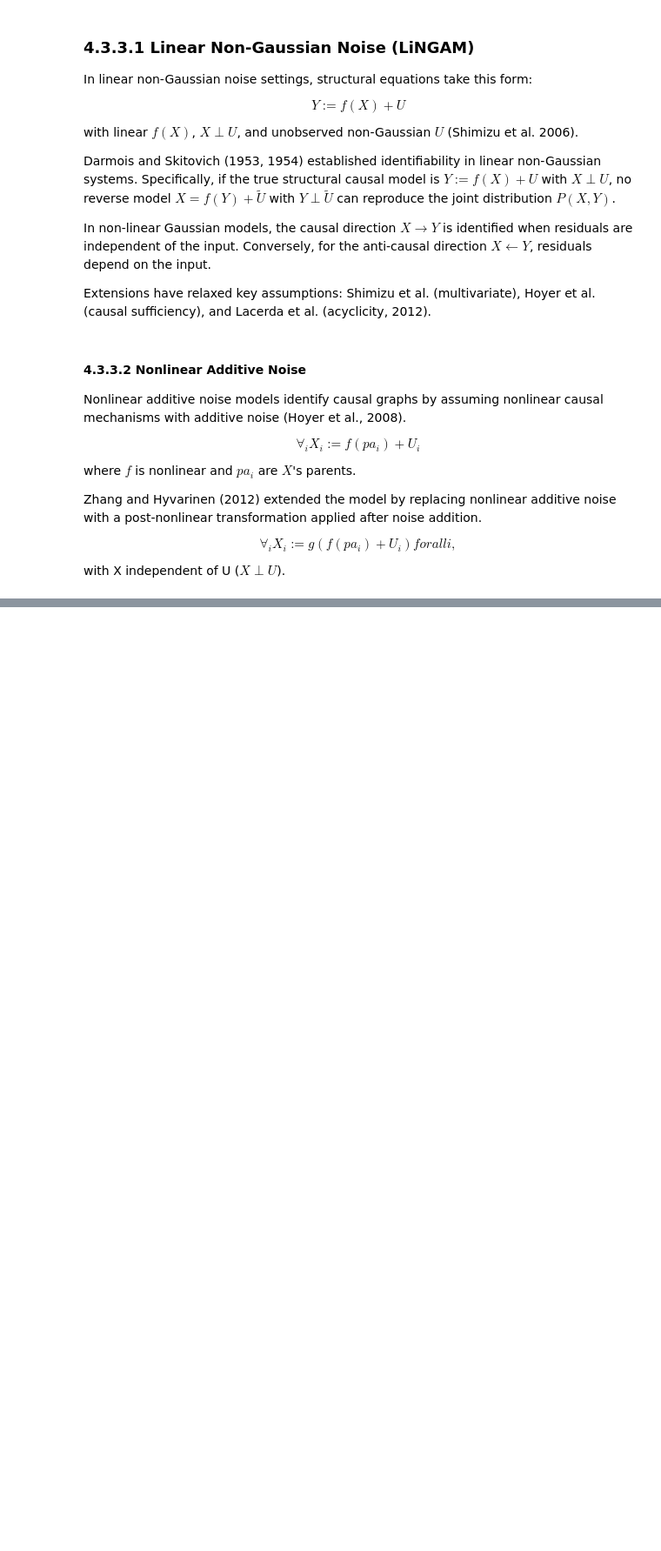
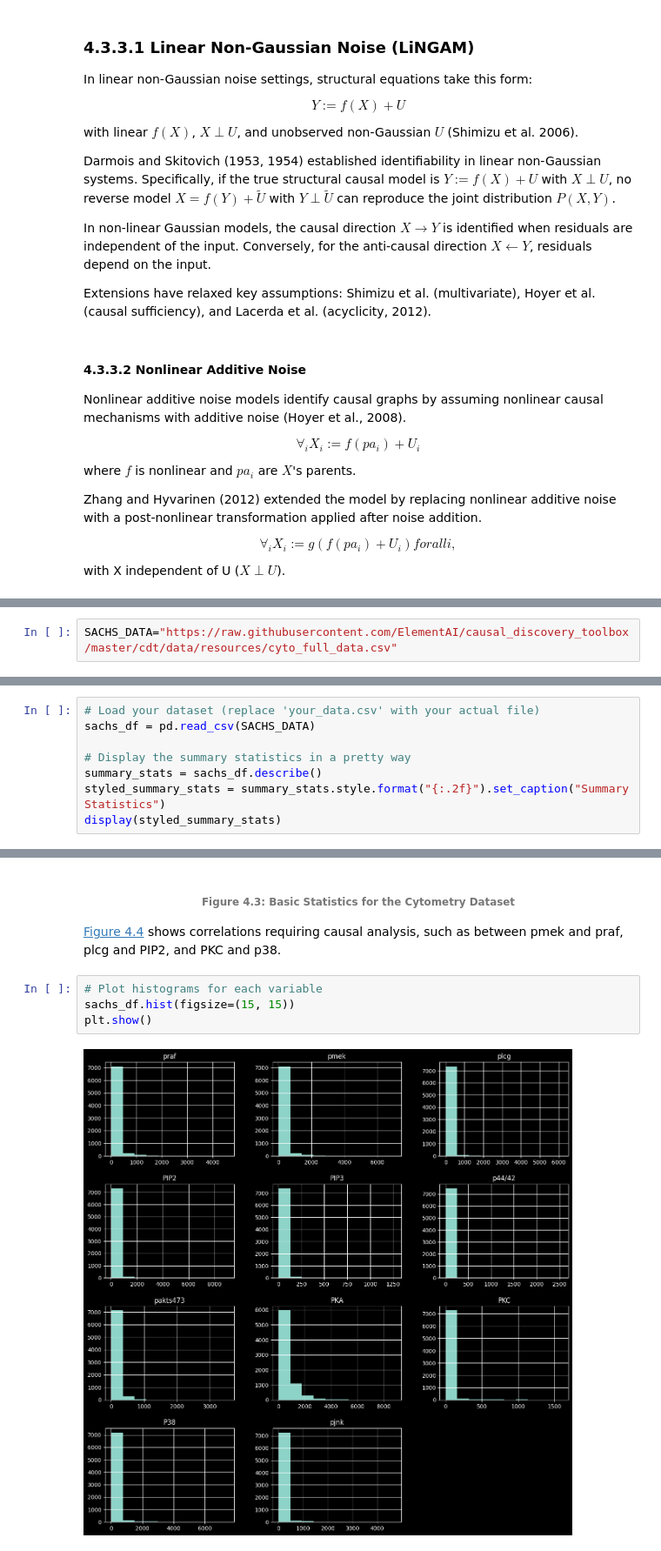
Before and after one commit to stefano-bragaglia/applied-causal-inference, a Jupyter notebook: src/notebooks/04_causal_discovery.ipynb, the cells around one changed output, grey strips where cells are left out. Shown at 87% size. Saved outputs shown, nothing was run; the diff lists cells and outputs as text; blank space fills up the shorter version.

Commit message:
Complete Causal Discovery Algorithms examples

```diff
--- a/src/notebooks/04_causal_discovery.ipynb
+++ b/src/notebooks/04_causal_discovery.ipynb
@@ -191,0 +218,2 @@ with X independent of U ($X \perp U$).
+# %%
+SACHS_DATA="https://raw.githubusercontent.com/ElementAI/causal_discovery_toolbox/master/cdt/data/resources/cyto_full_data.csv"
@@ -191,0 +245,8 @@ with X independent of U ($X \perp U$).
+# %%
+# Load your dataset (replace 'your_data.csv' with your actual file)
+sachs_df = pd.read_csv(SACHS_DATA)
+
+# Display the summary statistics in a pretty way
+summary_stats = sachs_df.describe()
+styled_summary_stats = summary_stats.style.format("{:.2f}").set_caption("Summary Statistics")
+display(styled_summary_stats)
@@ -191,0 +264,13 @@ with X independent of U ($X \perp U$).
+# %% [markdown]
+<center>
+  <a id="fig-describe"></a>
+  <h6>Figure 4.3: Basic Statistics for the Cytometry Dataset</h6>
+</center>
+
+[Figure 4.4](#fig-scatter) shows correlations requiring causal analysis, such as between pmek and praf, plcg and PIP2, and PKC and p38.
+# %%
+# Plot histograms for each variable
+sachs_df.hist(figsize=(15, 15))
+plt.show()
+# %% [output]
+[figure, added]
```
Also changed, not shown: parts of 27 cells of this notebook, 11 other files.
